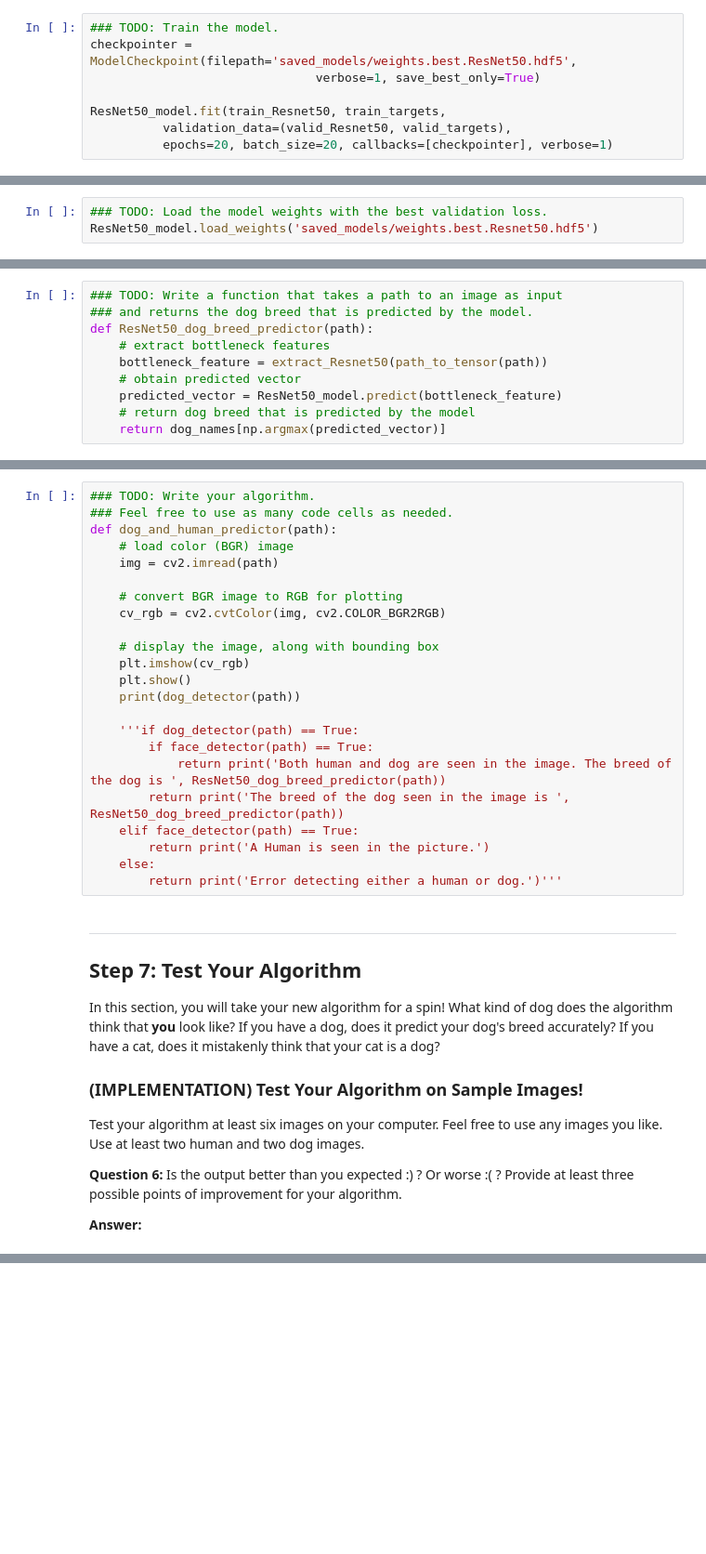
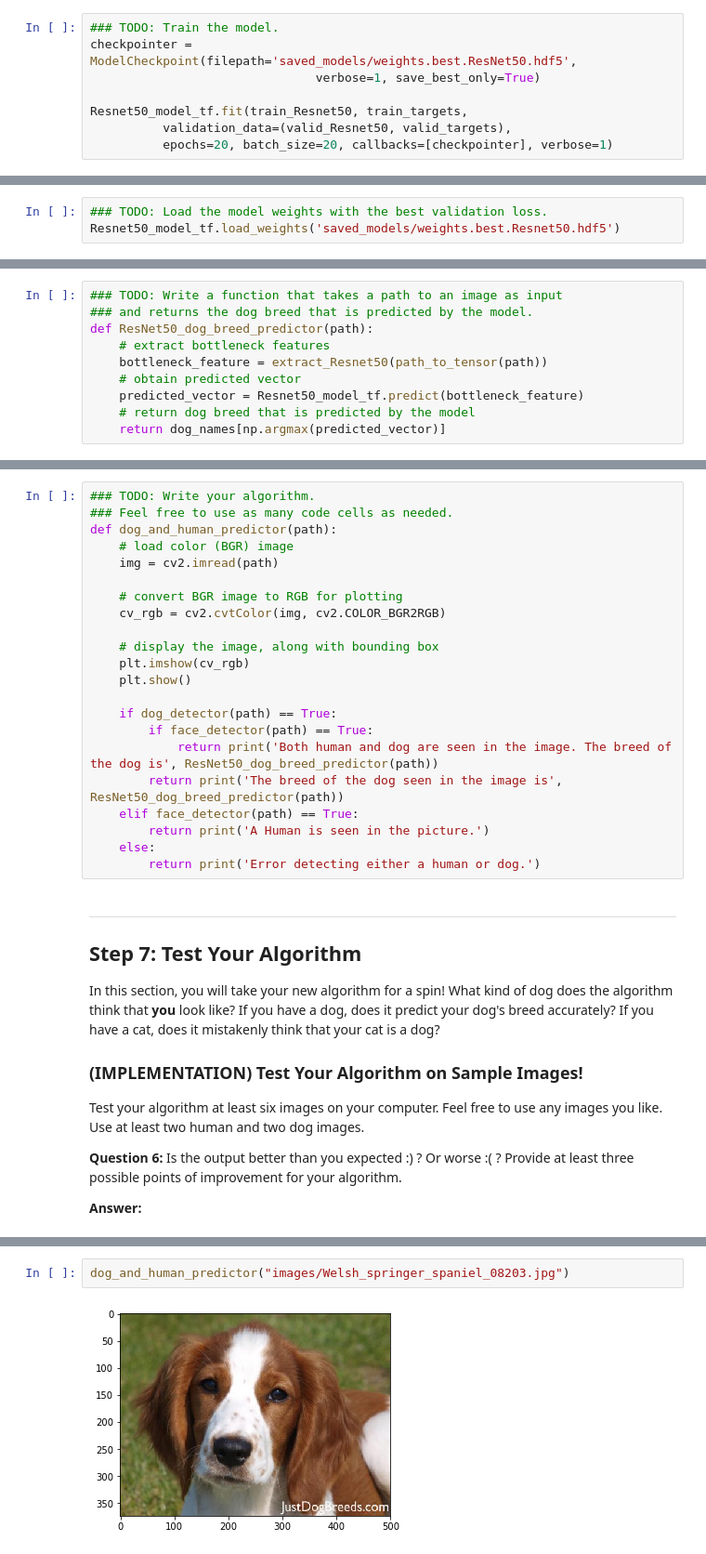
Before and after one commit to mavharsha/dl-solutions, a Jupyter notebook: dog-project/dog_app.ipynb, the cells around one changed output, grey strips where cells are left out. Shown at 93% size. Saved outputs shown, nothing was run; the diff lists cells and outputs as text; blank space fills up the shorter version.

```diff
--- a/dog-project/dog_app.ipynb
+++ b/dog-project/dog_app.ipynb
@@ -627,7 +628,7 @@ You are welcome to [augment the training data](https://blog.keras.io/building-po
 checkpointer = ModelCheckpoint(filepath='saved_models/weights.best.ResNet50.hdf5',
                                verbose=1, save_best_only=True)
 
-ResNet50_model.fit(train_Resnet50, train_targets,
+Resnet50_model_tf.fit(train_Resnet50, train_targets,
           validation_data=(valid_Resnet50, valid_targets),
           epochs=20, batch_size=20, callbacks=[checkpointer], verbose=1)
 # %% [output]
@@ -653,7 +654,7 @@ Epoch 20/20
 ### (IMPLEMENTATION) Load the Model with the Best Validation Loss
 # %%
 ### TODO: Load the model weights with the best validation loss.
-ResNet50_model.load_weights('saved_models/weights.best.Resnet50.hdf5')
+Resnet50_model_tf.load_weights('saved_models/weights.best.Resnet50.hdf5')
 # %% [markdown]
 ### (IMPLEMENTATION) Test the Model
 
@@ -688,7 +689,7 @@ def ResNet50_dog_breed_predictor(path):
     # extract bottleneck features
     bottleneck_feature = extract_Resnet50(path_to_tensor(path))
     # obtain predicted vector
-    predicted_vector = ResNet50_model.predict(bottleneck_feature)
+    predicted_vector = Resnet50_model_tf.predict(bottleneck_feature)
     # return dog breed that is predicted by the model
     return dog_names[np.argmax(predicted_vector)]
 # %% [markdown]
@@ -722,16 +723,15 @@ def dog_and_human_predictor(path):
     # display the image, along with bounding box
     plt.imshow(cv_rgb)
     plt.show()
-    print(dog_detector(path))
 
-    '''if dog_detector(path) == True:
+    if dog_detector(path) == True:
         if face_detector(path) == True:
-            return print('Both human and dog are seen in the image. The breed of the dog is ', ResNet50_dog_breed_predictor(path))
-        return print('The breed of the dog seen in the image is ', ResNet50_dog_breed_predictor(path))
+            return print('Both human and dog are seen in the image. The breed of the dog is', ResNet50_dog_breed_predictor(path))
+        return print('The breed of the dog seen in the image is', ResNet50_dog_breed_predictor(path))
     elif face_detector(path) == True:
         return print('A Human is seen in the picture.')
     else:
-        return print('Error detecting either a human or dog.')'''
+        return print('Error detecting either a human or dog.')
 # %% [markdown]
 ---
 <a id='step7'></a>
@@ -756,0 +757,4 @@ ValueError: Error when checking : expected flatten_3_input to have shape (None,
+# %%
+dog_and_human_predictor("images/Welsh_springer_spaniel_08203.jpg")
+# %% [output]
+[figure, added]
```
Also changed, not shown: parts of 15 cells of this notebook.
